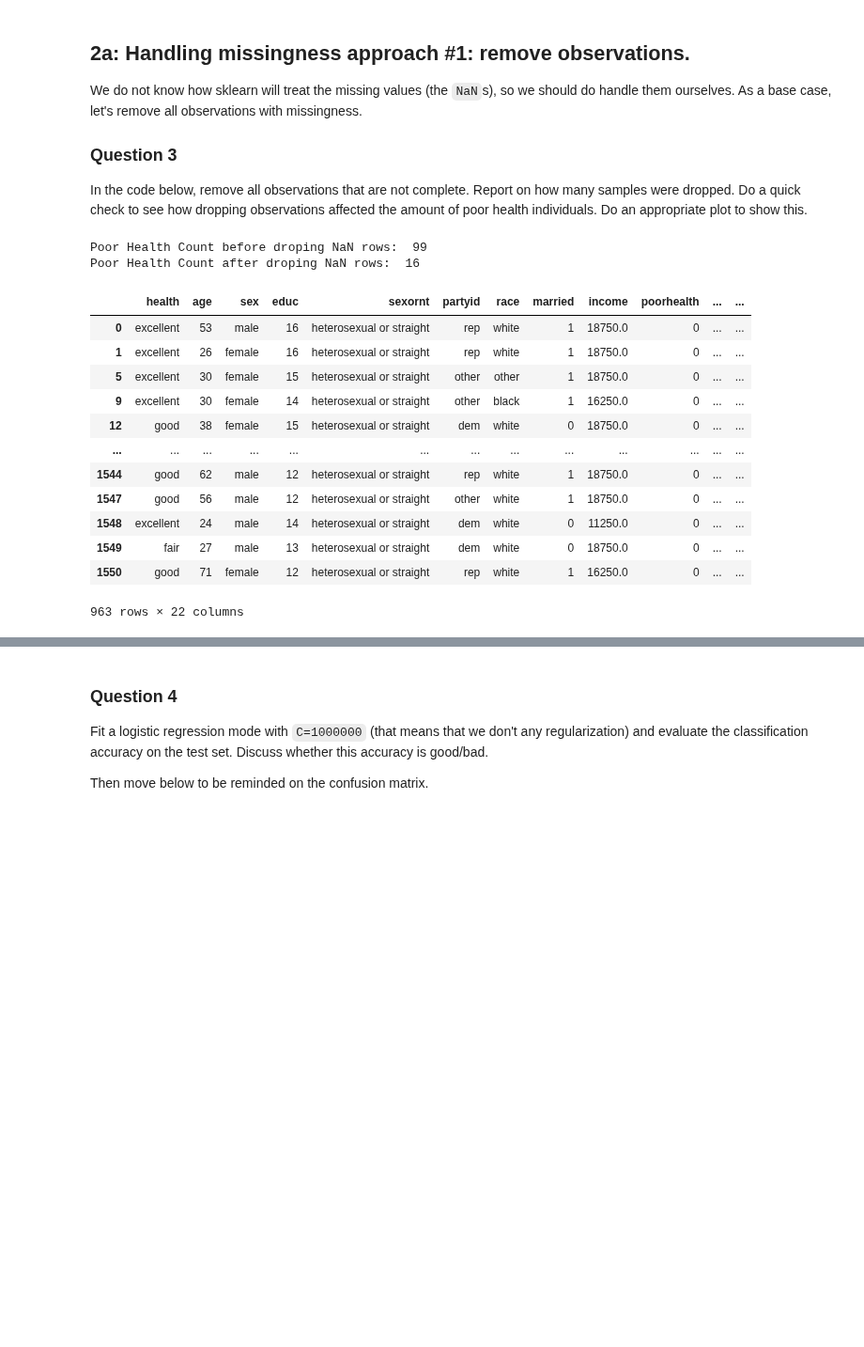
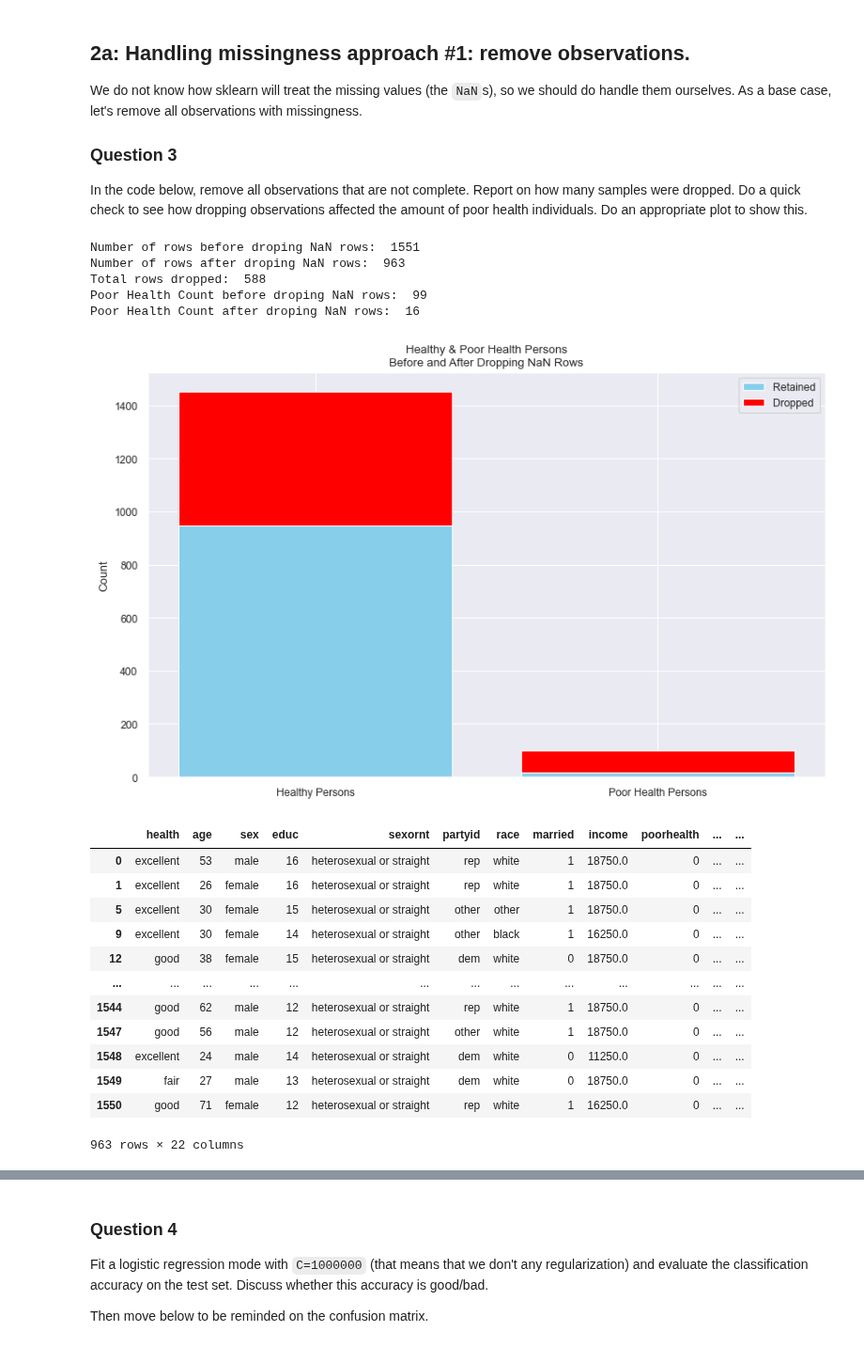
Before and after one commit to sebastians1999/KEN3450_Data_Analysis, a Jupyter notebook: Clinics/Clinic3/clinic3_empty.ipynb, the cells around one changed output, grey strips where cells are left out. Shown at 94% size. Cells and saved outputs as stored; diff of their text form; code cells hidden in the pictures; blank space fills up the shorter version.

```diff
--- a/Clinics/Clinic3/clinic3_empty.ipynb
+++ b/Clinics/Clinic3/clinic3_empty.ipynb
@@ -288,20 +288,49 @@ In the code below, remove all observations that are not complete. Report on how
 # %%
 ##In the code below: Remove all observations that are not complete
 ##Report on how many samples were dropped.
 
+
 gssdata_full = gssdata.dropna()
+
+print("Number of rows before droping NaN rows: ", len(gssdata))
+print("Number of rows after droping NaN rows: ", len(gssdata_full))
+print("Total rows dropped: ", len(gssdata) - len(gssdata_full))
 
 
 poorhealth_count_full  = gssdata_full['poorhealth'].sum()
 poorhealth_count = gssdata['poorhealth'].sum()
 print("Poor Health Count before droping NaN rows: ", poorhealth_count)
 print("Poor Health Count after droping NaN rows: ", poorhealth_count_full)
 #Do a quick check to see how dropping observations affected the amount of poor health individuals
 #Do an appropriate plot to show this (e.g. boxplot)
+
+
+#We will do a barplot
+
+healthy_count = len(gssdata) - poorhealth_count
+healthy_count_full = len(gssdata_full) - poorhealth_count_full
+
+dropped_healthy = healthy_count - healthy_count_full
+dropped_poorhealth = poorhealth_count - poorhealth_count_full
+
+plt.figure(figsize=(10,6))
+plt.bar("Healthy Persons", healthy_count_full, color="skyblue", label="Retained")
+plt.bar("Healthy Persons", dropped_healthy, bottom=healthy_count_full, color="red", label="Dropped")
+plt.bar("Poor Health Persons", poorhealth_count_full, color="skyblue")
+plt.bar("Poor Health Persons", dropped_poorhealth, bottom=poorhealth_count_full, color="red")
+plt.ylabel("Count")
+plt.title("Healthy & Poor Health Persons\nBefore and After Dropping NaN Rows")
+plt.legend()
+plt.show()
+
 gssdata_full #<---this should be your final data frame.
 # %% [output]
+Number of rows before droping NaN rows:  1551
+Number of rows after droping NaN rows:  963
+Total rows dropped:  588
 Poor Health Count before droping NaN rows:  99
 Poor Health Count after droping NaN rows:  16
+[figure, added]
 |  | health | age | sex | educ | sexornt | partyid | race | married | income | poorhealth | ... | ... |
 | 0 | excellent | 53 | male | 16 | heterosexual or straight | rep | white | 1 | 18750.0 | 0 | ... | ... |
 | 1 | excellent | 26 | female | 16 | heterosexual or straight | rep | white | 1 | 18750.0 | 0 | ... | ... |
```
Also changed, not shown: parts of 19 cells of this notebook.
